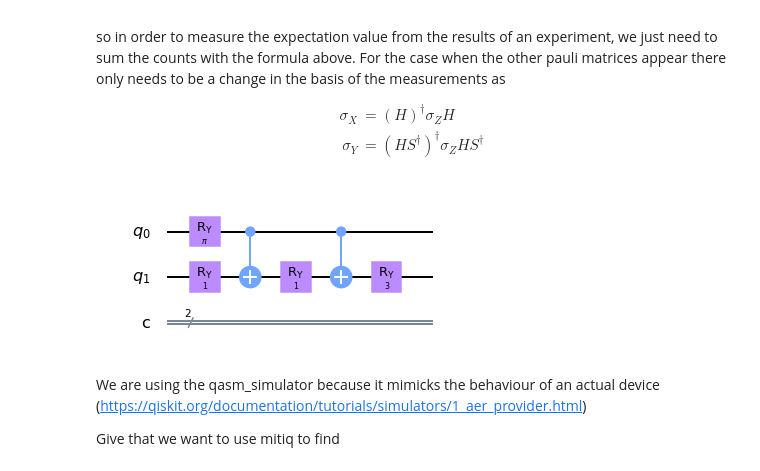
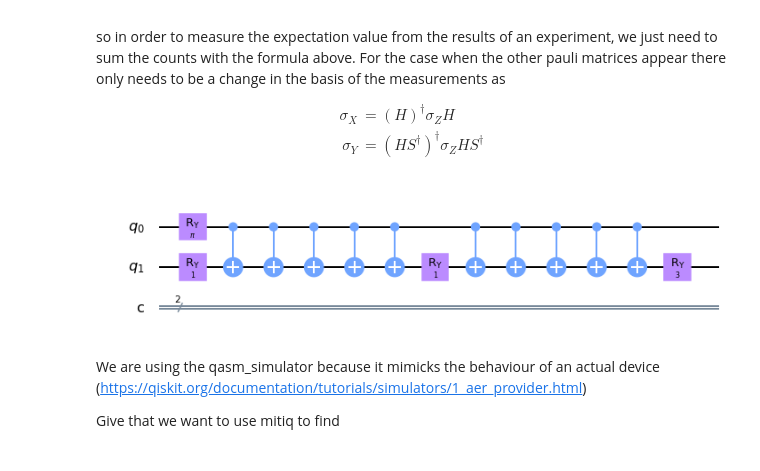
Before and after one commit to JavierNaya/QOSF_Mentorship, a Jupyter notebook: main .ipynb, the cells around one changed output. Cells and saved outputs as stored; diff of their text form; code cells hidden in the pictures.

```diff
--- a/main .ipynb
+++ b/main .ipynb
@@ -171,24 +155,29 @@ so in order to measure the expectation value from the results of an experiment,
 \sigma_{Y} &= (HS^{\dagger})^{\dagger} \sigma_{Z} HS^{\dagger}
 \end{align*}
 # %%
-def State_Preparation(theta):
+def State_Preparation(theta,r = 1):
 
     qc = QuantumCircuit(2,2)
 
     qc.ry(theta[1],0)
     qc.ry(theta[0],1)
-    qc.cnot(0,1)
+    for i in range(2*r-1):
+        qc.cnot(0,1)
+
     qc.ry(theta[0],1)
-    qc.cnot(0,1)
+    for i in range(2*r-1):
+        qc.cnot(0,1)
+
     qc.ry(theta[2],1)
+
 
     return qc
 
 #Example circuit
-qc = State_Preparation([1,math.pi,3])
+qc = State_Preparation([1,math.pi,3],r=2)
 qc.draw('mpl')
 # %% [output]
-[figure, old version]
+[figure, new version]
 # %% [markdown]
 We are using the qasm_simulator because it mimicks the behaviour of an actual device (https://qiskit.org/documentation/tutorials/simulators/1_aer_provider.html)
 
```
Also changed, not shown: parts of 28 cells of this notebook, 3 other files.
